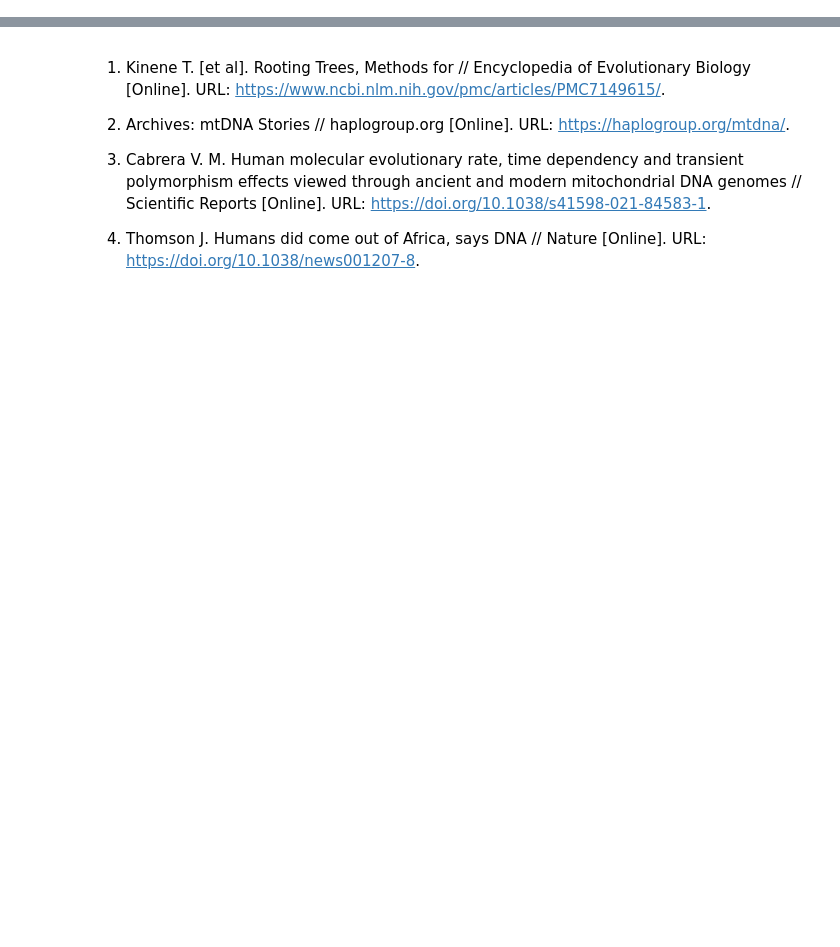
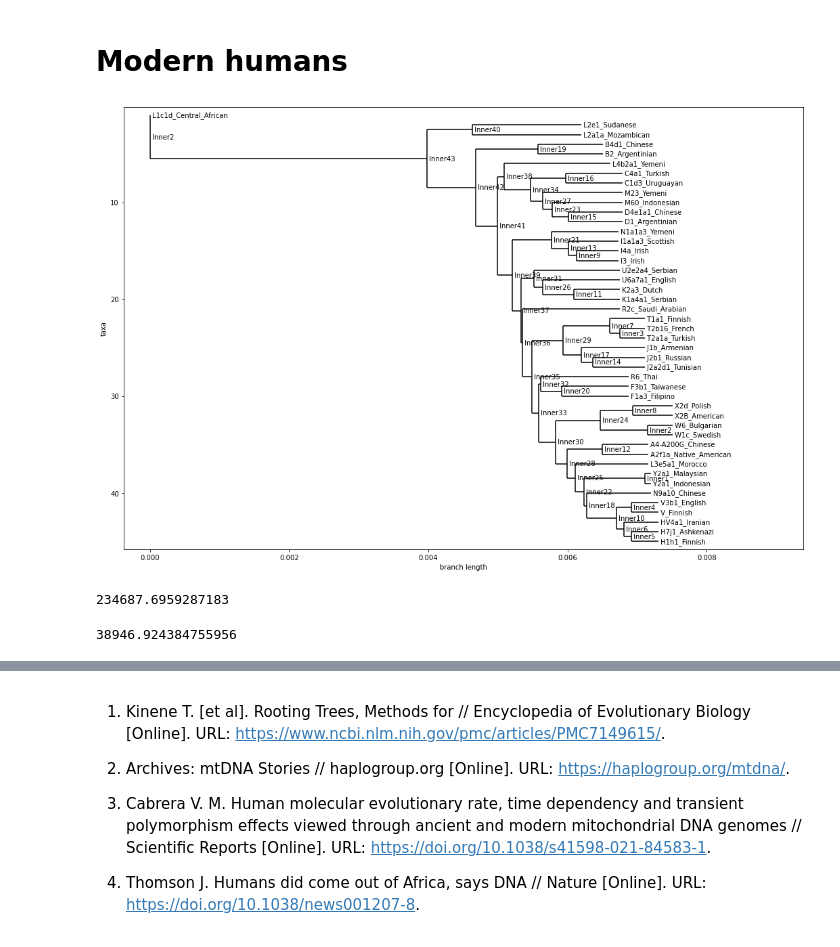
Before and after one commit to VeaLi/Phylogenetics-HW-2021, a Jupyter notebook: HW1 phylogenetics trees.ipynb, the cells around one changed output, grey strips where cells are left out. Saved outputs shown, nothing was run; the diff lists cells and outputs as text; code cells hidden in the pictures; blank space fills up the shorter version.

```diff
--- a/HW1 phylogenetics trees.ipynb
+++ b/HW1 phylogenetics trees.ipynb
@@ -269,0 +1,21 @@ np.mean([dd for dd in d if dd > 0])
+# %%
+import numpy as np
+import os
+
+from tqdm.notebook import tqdm
+
+import matplotlib as mpl
+import matplotlib.pyplot as plt
+plt.rcParams["figure.figsize"] = (18, 12)
+
+from Bio import SeqIO, Phylo, AlignIO
+from Bio.Phylo.TreeConstruction import DistanceTreeConstructor, DistanceCalculator
+from Bio.Phylo.Consensus import *
+
+import networkx as nx
+
+import toytree
+import toyplot
+import toyplot.png
+
+np.random.seed(7)
@@ -269,0 +290,37 @@ np.mean([dd for dd in d if dd > 0])
+# %% [markdown]
+# Modern humans
+# %%
+# combine
+read_mulitple_write_to_one(dirs=['Human/'], output_file='unalaigned1.fasta');
+
+# align
+run_mafft_docker_container(input_file='unalaigned1.fasta', output_file='alaigned1.fasta')
+
+# build tree
+run_fasttree_docker_container(input_file='alaigned1.fasta',
+                              settings_string = f'-boot {NT} -gtr -nt', # -rawdist
+                              output_file='tree1.tre')
+# define outgroup
+outgroup1 = ['L1c1d_Central_African']
+
+# save tree to png
+draw_tree_to_png('tree1.tre', outgroup1, 'tree1.png')
+
+# build identity tree
+tree1 = build_identity_tree('alaigned1.fasta', outgroup1, method='upgma')
+terminals1 = [t.name for t in tree1.get_terminals()]
+
+# draw tree
+Phylo.draw(tree1)
+# %% [output]
+[figure, added]
+# %%
+# how old is Mitochondrial Eve ?
+get_average_age_from_to_all_terminals(tree1, terminals1[1:], 'Inner2')
+# %% [output]
+234687.6959287183
+# %%
+# How old is the most recent ancestor of all non-Africans?
+get_average_age_from_to_all_terminals(tree1, terminals1, 'Inner22')
+# %% [output]
+38946.924384755956
```
Also changed, not shown: parts of 37 cells of this notebook, 3 other files.
